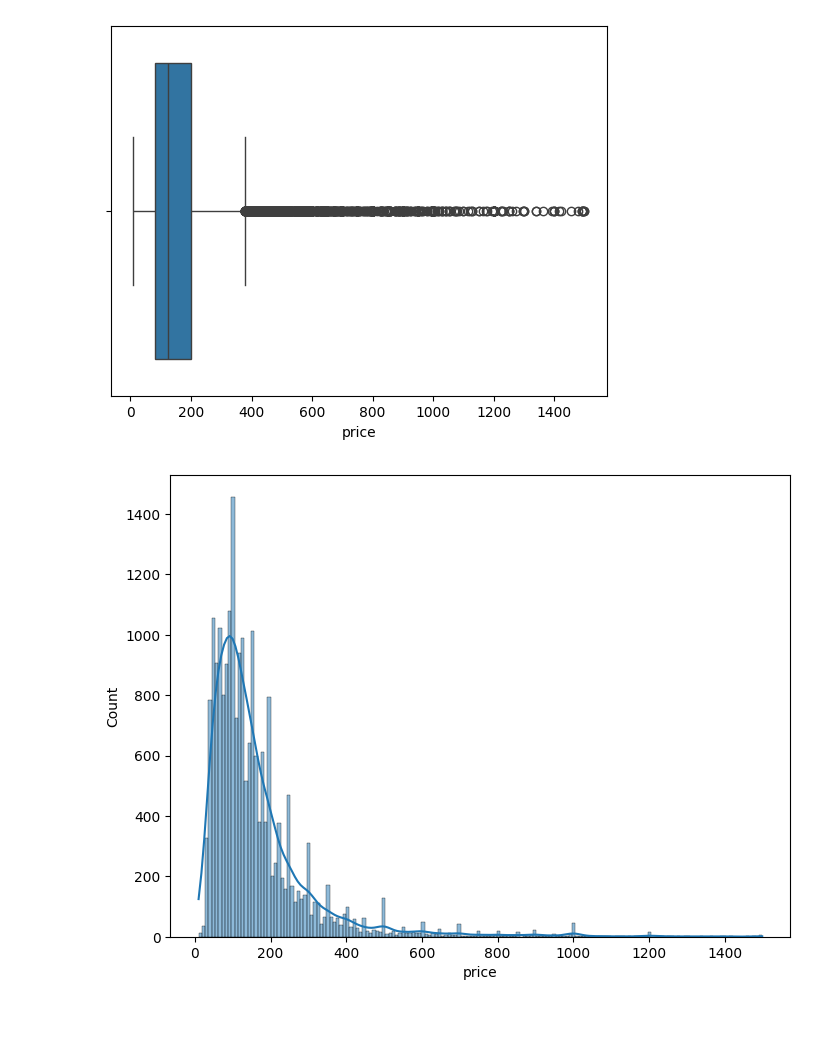
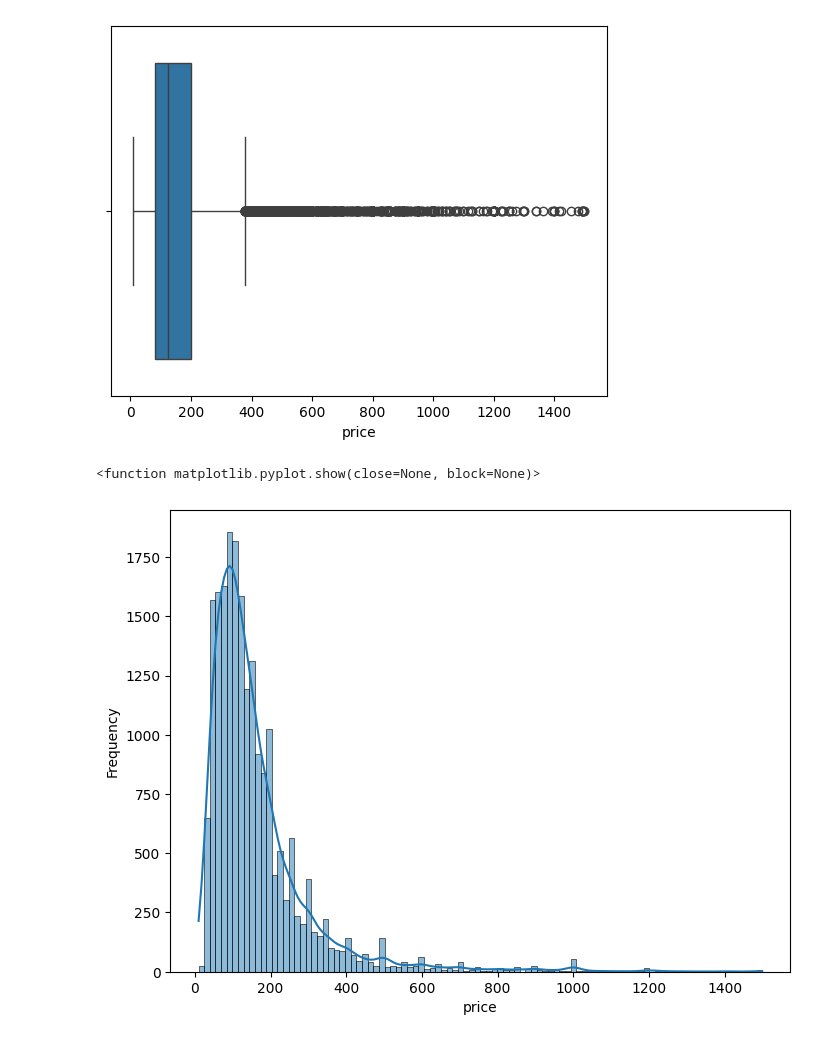
Before and after one commit to Vanshaj14Mohan/Airbnb-NYC-Project, a Jupyter notebook: Files/main.ipynb, the cells around one changed output. Drawn from its saved outputs; the diff is of its cells as text; code cells hidden in the pictures.

```diff
--- a/Files/main.ipynb
+++ b/Files/main.ipynb
@@ -212,9 +223,11 @@ sns.boxplot(data=df, x="price")
 # %%
 #Data Analysis
 
 #For price distribution
 plt.figure(figsize=(8,6))
-sns.histplot(data=df, x='price', kde=True)
-plt.show()
+sns.histplot(data=df, x='price', kde=True, bins=100)
+plt.ylabel("Frequency")
+plt.show
 # %% [output]
+<function matplotlib.pyplot.show(close=None, block=None)>
-[figure, old version]
+[figure, new version]
```
Also changed, not shown: parts of 1 cell of this notebook.
